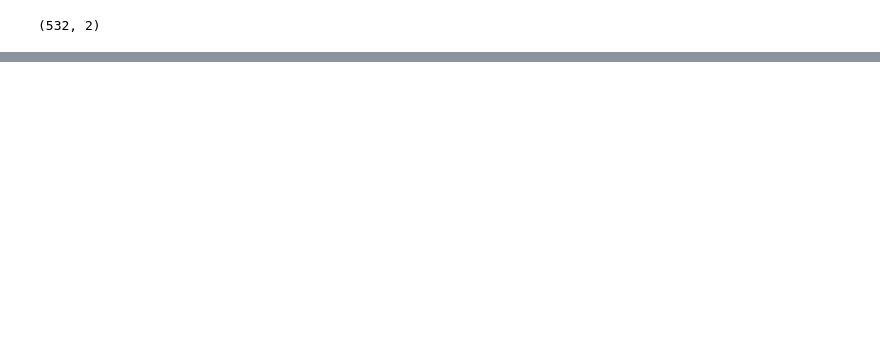
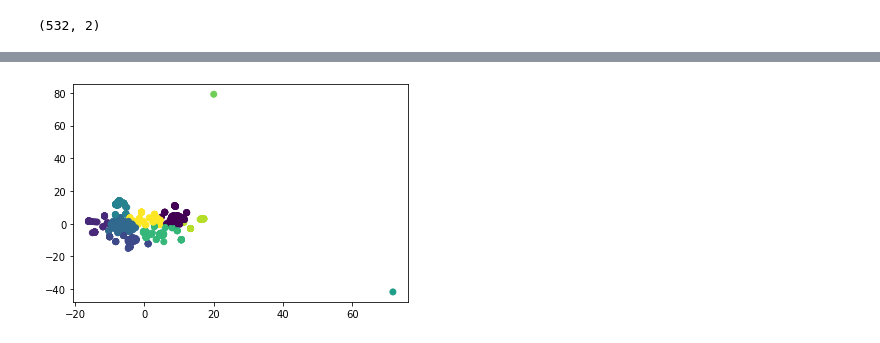
Before and after one commit to harikapeddi/Cryptocurrency-Clusters-Unsupervised-Learning, a Jupyter notebook: Cryptocurrency_Clustering.ipynb, the cells around one changed output, grey strips where cells are left out. Saved outputs shown, nothing was run; the diff lists cells and outputs as text; code cells hidden in the pictures; blank space fills up the shorter version.

```diff
--- a/Cryptocurrency_Clustering.ipynb
+++ b/Cryptocurrency_Clustering.ipynb
@@ -265,0 +267,5 @@ plt.show()
+# %%
+plt.scatter(X_pca_tsne_features[:, 0], X_pca_tsne_features[:,1], c = km.predict(X_pca_tsne_features) )
+plt.show()
+# %% [output]
+[figure, added]
```
Also changed, not shown: parts of 5 cells of this notebook.
